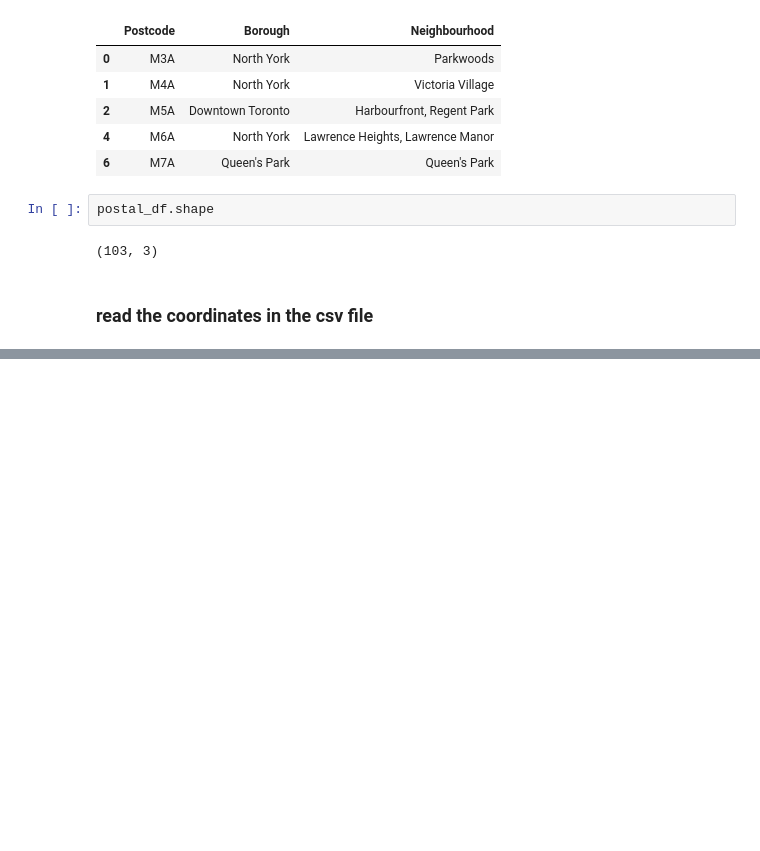
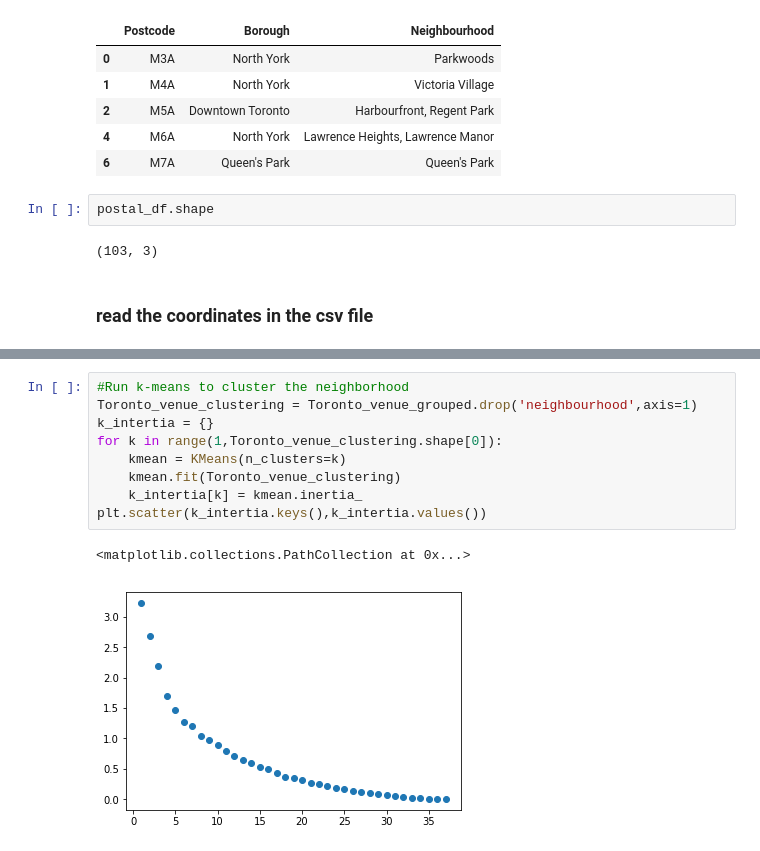
Before and after one commit to uscwang54/Coursera_Capstone, a Jupyter notebook: Toronto neighborhood clustering.ipynb, the cells around one changed output, grey strips where cells are left out. Cells and saved outputs as stored; diff of their text form; blank space fills up the shorter version.

```diff
--- a/Toronto neighborhood clustering.ipynb
+++ b/Toronto neighborhood clustering.ipynb
@@ -113,0 +471,12 @@ Toronto_df.head()
+# %%
+#Run k-means to cluster the neighborhood
+Toronto_venue_clustering = Toronto_venue_grouped.drop('neighbourhood',axis=1)
+k_intertia = {}
+for k in range(1,Toronto_venue_clustering.shape[0]):
+    kmean = KMeans(n_clusters=k)
+    kmean.fit(Toronto_venue_clustering)
+    k_intertia[k] = kmean.inertia_
+plt.scatter(k_intertia.keys(),k_intertia.values())
+# %% [output]
+<matplotlib.collections.PathCollection at 0x...>
+[figure, added]
```
Also changed, not shown: parts of 44 cells of this notebook.
